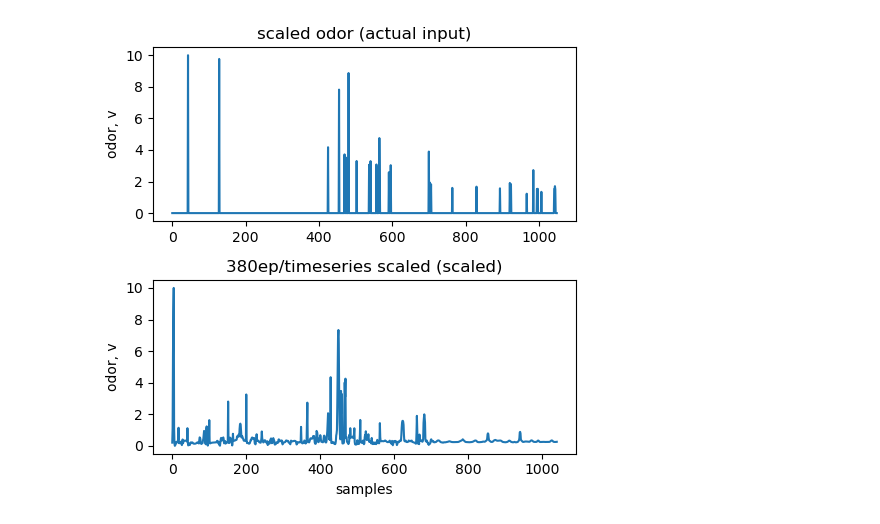
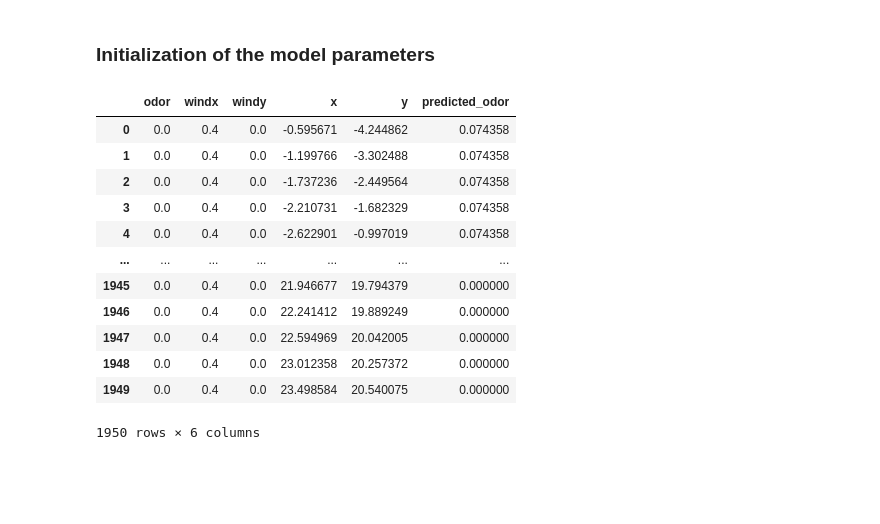
Before and after one commit to arunavanag591/COSMOS, a Jupyter notebook: train_time_series.ipynb, the cells around one changed output. Drawn from its saved outputs; the diff is of its cells as text; code cells hidden in the pictures; blank space fills up the shorter version.

```diff
--- a/train_time_series.ipynb
+++ b/train_time_series.ipynb
@@ -372,15 +201,18 @@ f.savefig('../assets/380_epochs_full_zoom.jpeg', dpi=150, bbox_inches = "tight")
-# %%
-f,ax=plt.subplots(2,1,figsize=(5,5))
-ax[0].plot(test.scaled_odor, label='scaled_actual')
-ax[1].plot(scale_data(predictions), label='scaled_predictions')
-ax[0].set_ylabel('odor, v')
-# ax[0].set_xlabel('samples')
-ax[1].set_ylabel('odor, v')
-ax[1].set_xlabel('samples')
-# ax.legend()
-ax[0].set_title('scaled odor (actual input)')
-ax[1].set_title('380ep/timeseries scaled (scaled)')
-f.tight_layout()
-f.savefig('../assets/380_epochs_compare2.jpeg', dpi=150, bbox_inches = "tight")
-# %% [output]
-[figure, removed]
+# %% [markdown]
+### Initialization of the model parameters
+# %%
+display(test)
+# %% [output]
+|  | odor | windx | windy | x | y | predicted_odor |
+| 0 | 0.0 | 0.4 | 0.0 | -0.595671 | -4.244862 | 0.074358 |
+| 1 | 0.0 | 0.4 | 0.0 | -1.199766 | -3.302488 | 0.074358 |
+| 2 | 0.0 | 0.4 | 0.0 | -1.737236 | -2.449564 | 0.074358 |
+| 3 | 0.0 | 0.4 | 0.0 | -2.210731 | -1.682329 | 0.074358 |
+| 4 | 0.0 | 0.4 | 0.0 | -2.622901 | -0.997019 | 0.074358 |
+| ... | ... | ... | ... | ... | ... | ... |
+| 1945 | 0.0 | 0.4 | 0.0 | 21.946677 | 19.794379 | 0.000000 |
+| 1946 | 0.0 | 0.4 | 0.0 | 22.241412 | 19.889249 | 0.000000 |
+| 1947 | 0.0 | 0.4 | 0.0 | 22.594969 | 20.042005 | 0.000000 |
+| 1948 | 0.0 | 0.4 | 0.0 | 23.012358 | 20.257372 | 0.000000 |
+| 1949 | 0.0 | 0.4 | 0.0 | 23.498584 | 20.540075 | 0.000000 |
+1950 rows × 6 columns
```
Also changed, not shown: parts of 37 cells of this notebook, 2 other files.
